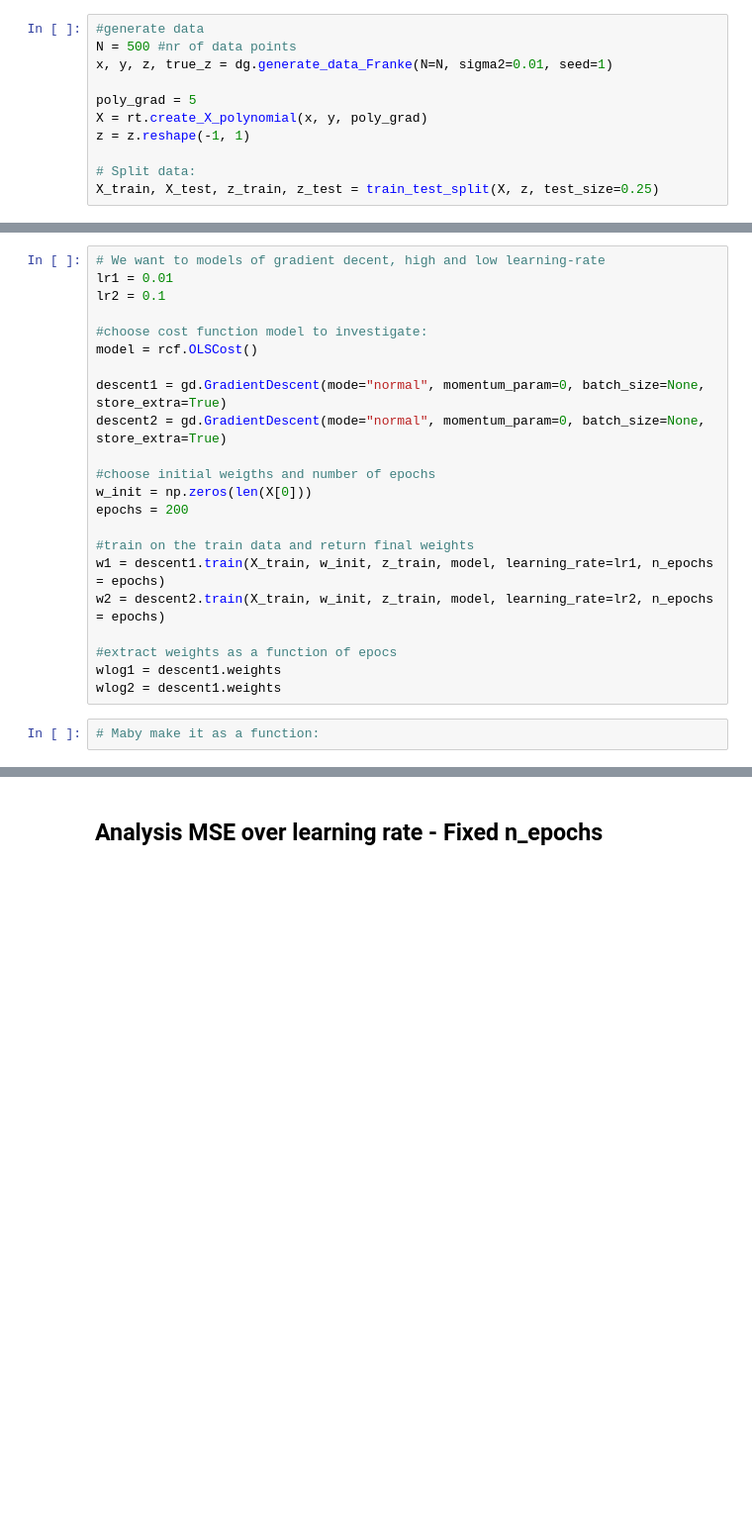
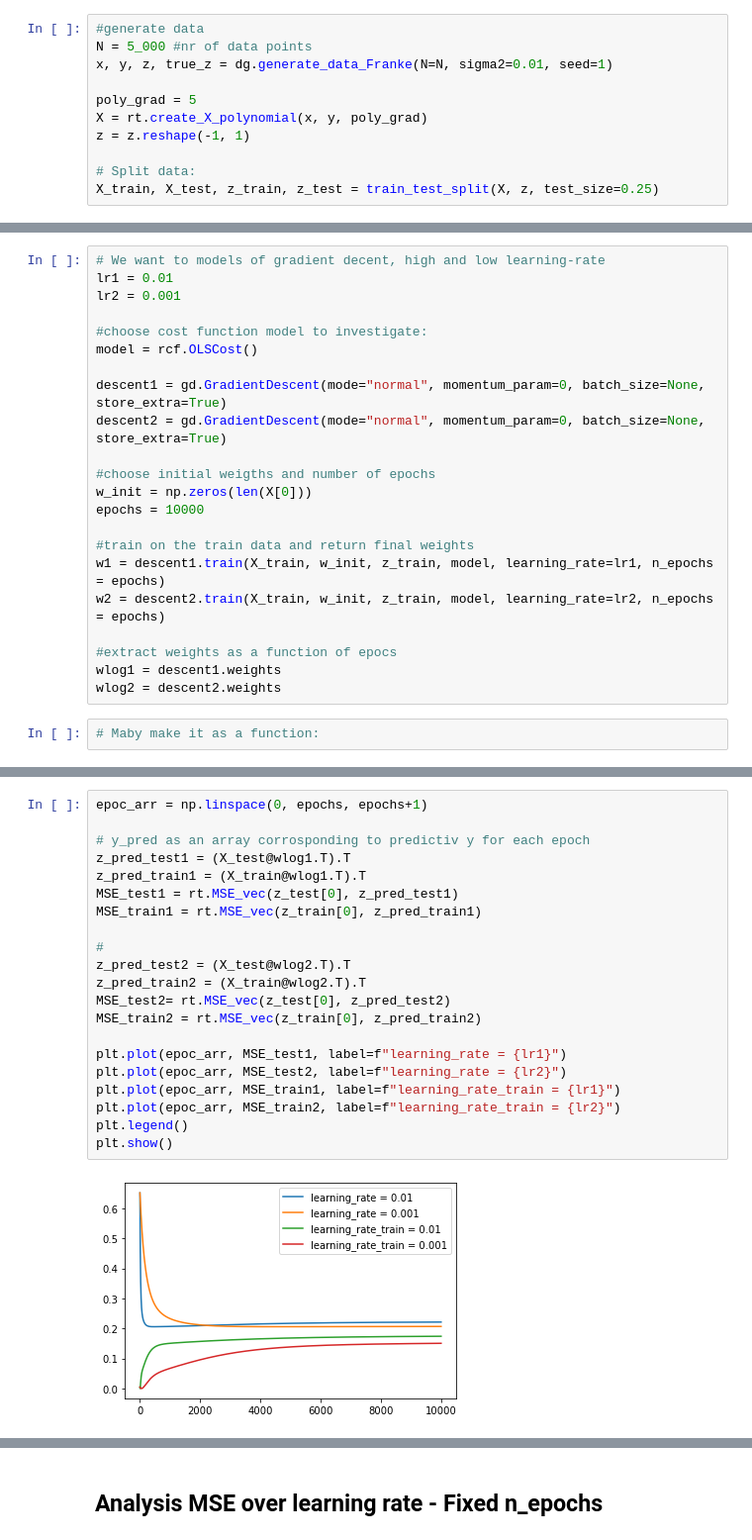
Before and after one commit to carlfre/FYS-STK3155-project-2, a Jupyter notebook: notebooks/gradient_descent_analysis.ipynb, the cells around one changed output, grey strips where cells are left out. Shown at 99% size. Saved outputs shown, nothing was run; the diff lists cells and outputs as text; blank space fills up the shorter version.

```diff
--- a/notebooks/gradient_descent_analysis.ipynb
+++ b/notebooks/gradient_descent_analysis.ipynb
@@ -17,6 +17,6 @@ from sklearn.model_selection import train_test_split
 # %%
 #generate data
-N = 500 #nr of data points
+N = 5_000 #nr of data points
 x, y, z, true_z = dg.generate_data_Franke(N=N, sigma2=0.01, seed=1)
 
 poly_grad = 5
@@ -30,7 +30,7 @@ X_train, X_test, z_train, z_test = train_test_split(X, z, test_size=0.25)
 # %%
 # We want to models of gradient decent, high and low learning-rate
 lr1 = 0.01
-lr2 = 0.1
+lr2 = 0.001
 
 #choose cost function model to investigate:
 model = rcf.OLSCost()
@@ -40,7 +40,7 @@ descent2 = gd.GradientDescent(mode="normal", momentum_param=0, batch_size=None,
 
 #choose initial weigths and number of epochs
 w_init = np.zeros(len(X[0]))
-epochs = 200
+epochs = 10000
 
 #train on the train data and return final weights
 w1 = descent1.train(X_train, w_init, z_train, model, learning_rate=lr1, n_epochs = epochs)
@@ -48,6 +48,6 @@ w2 = descent2.train(X_train, w_init, z_train, model, learning_rate=lr2, n_epochs
 
 #extract weights as a function of epocs
 wlog1 = descent1.weights
-wlog2 = descent1.weights
+wlog2 = descent2.weights
 # %%
 # Maby make it as a function:
@@ -76,0 +67,23 @@ plt.show()
+# %%
+epoc_arr = np.linspace(0, epochs, epochs+1)
+
+# y_pred as an array corrosponding to predictiv y for each epoch
+z_pred_test1 = (X_test@wlog1.T).T
+z_pred_train1 = (X_train@wlog1.T).T
+MSE_test1 = rt.MSE_vec(z_test[0], z_pred_test1)
+MSE_train1 = rt.MSE_vec(z_train[0], z_pred_train1)
+
+#
+z_pred_test2 = (X_test@wlog2.T).T
+z_pred_train2 = (X_train@wlog2.T).T
+MSE_test2= rt.MSE_vec(z_test[0], z_pred_test2)
+MSE_train2 = rt.MSE_vec(z_train[0], z_pred_train2)
+
+plt.plot(epoc_arr, MSE_test1, label=f"learning_rate = {lr1}")
+plt.plot(epoc_arr, MSE_test2, label=f"learning_rate = {lr2}")
+plt.plot(epoc_arr, MSE_train1, label=f"learning_rate_train = {lr1}")
+plt.plot(epoc_arr, MSE_train2, label=f"learning_rate_train = {lr2}")
+plt.legend()
+plt.show()
+# %% [output]
+[figure, added]
```
Also changed, not shown: parts of 5 cells of this notebook.
